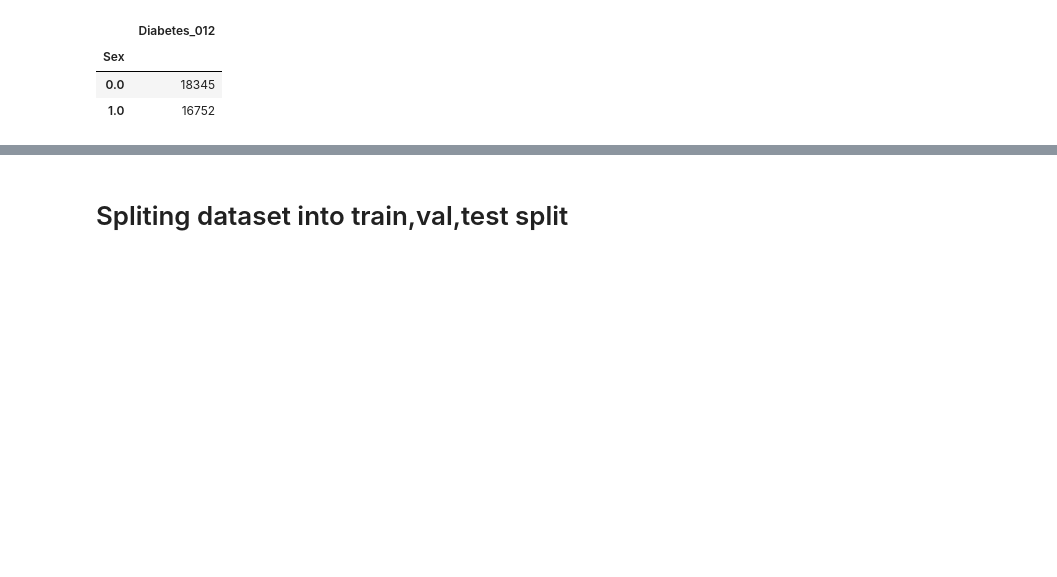
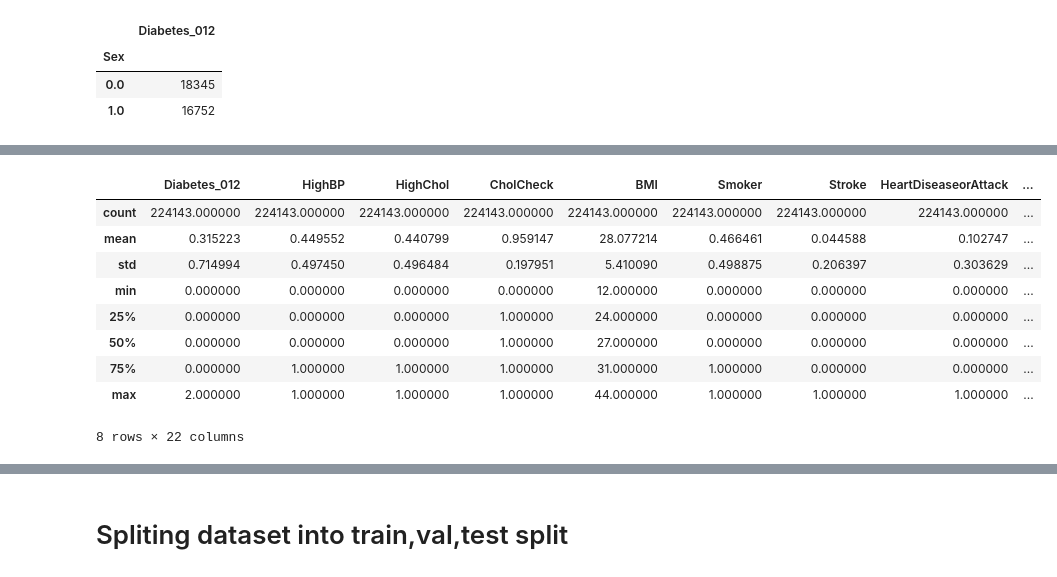
Before and after one commit to paya-alavi77/Diabetes, a Jupyter notebook: Diabetes.ipynb, the cells around one changed output, grey strips where cells are left out. Saved outputs shown, nothing was run; the diff lists cells and outputs as text; code cells hidden in the pictures; blank space fills up the shorter version.

```diff
--- a/Diabetes.ipynb
+++ b/Diabetes.ipynb
@@ -343,0 +241,13 @@ df_class_2.groupby('Sex')[['Diabetes_012']].count()
+# %%
+df.describe()
+# %% [output]
+|  | Diabetes_012 | HighBP | HighChol | CholCheck | BMI | Smoker | Stroke | HeartDiseaseorAttack | ... |
+| count | 224143.000000 | 224143.000000 | 224143.000000 | 224143.000000 | 224143.000000 | 224143.000000 | 224143.000000 | 224143.000000 | ... |
+| mean | 0.315223 | 0.449552 | 0.440799 | 0.959147 | 28.077214 | 0.466461 | 0.044588 | 0.102747 | ... |
+| std | 0.714994 | 0.497450 | 0.496484 | 0.197951 | 5.410090 | 0.498875 | 0.206397 | 0.303629 | ... |
+| min | 0.000000 | 0.000000 | 0.000000 | 0.000000 | 12.000000 | 0.000000 | 0.000000 | 0.000000 | ... |
+| 25% | 0.000000 | 0.000000 | 0.000000 | 1.000000 | 24.000000 | 0.000000 | 0.000000 | 0.000000 | ... |
+| 50% | 0.000000 | 0.000000 | 0.000000 | 1.000000 | 27.000000 | 0.000000 | 0.000000 | 0.000000 | ... |
+| 75% | 0.000000 | 1.000000 | 1.000000 | 1.000000 | 31.000000 | 1.000000 | 0.000000 | 0.000000 | ... |
+| max | 2.000000 | 1.000000 | 1.000000 | 1.000000 | 44.000000 | 1.000000 | 1.000000 | 1.000000 | ... |
+8 rows × 22 columns
```
Also changed, not shown: parts of 10 cells of this notebook.
